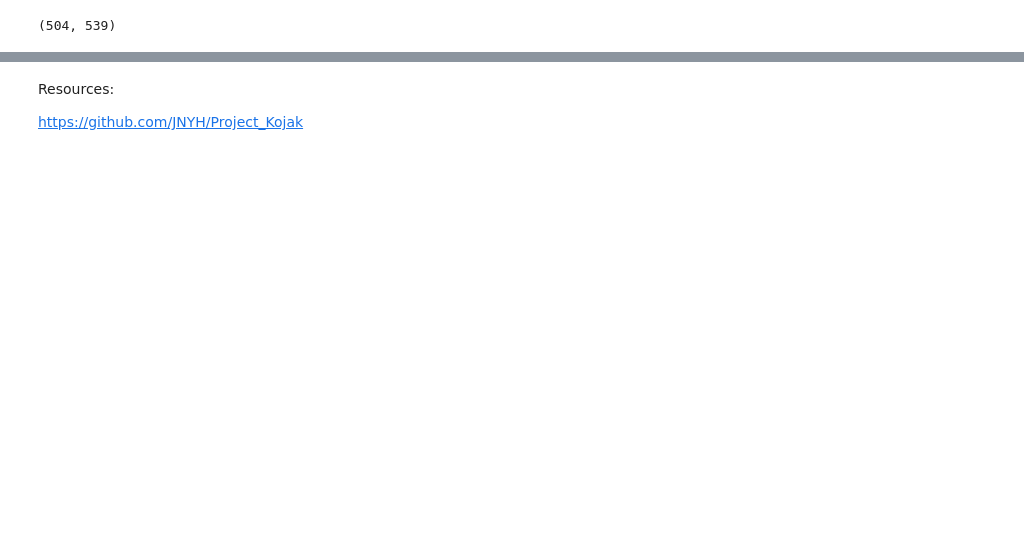
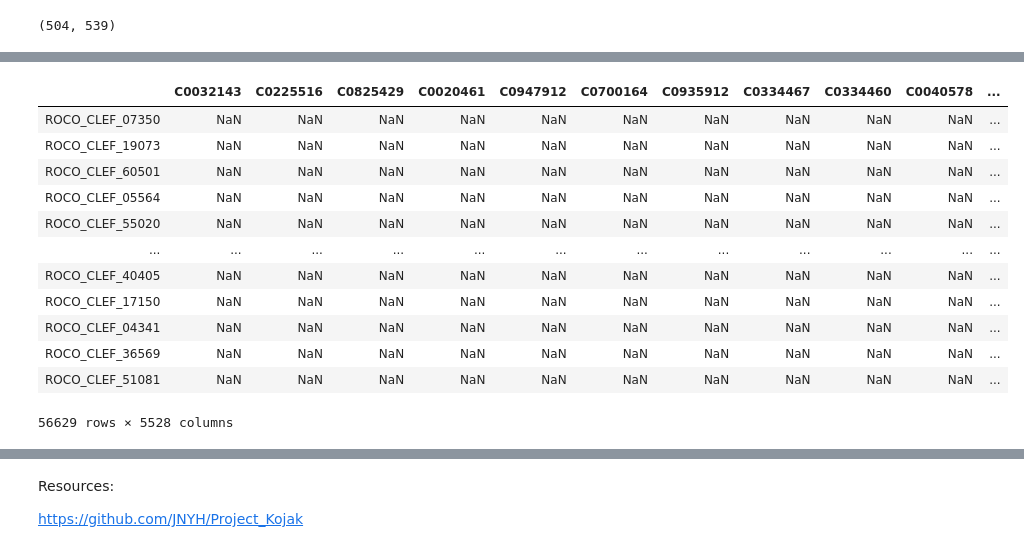
Before and after one commit to ionpetro/ImageCLEF-Medical-Caption-Task-2019, a Jupyter notebook: Image Classifier.ipynb, the cells around one changed output, grey strips where cells are left out. Saved outputs shown, nothing was run; the diff lists cells and outputs as text; code cells hidden in the pictures; blank space fills up the shorter version.

```diff
--- a/Image Classifier.ipynb
+++ b/Image Classifier.ipynb
@@ -86,0 +183,21 @@ for i in range(25):
+# %%
+columns = list(str_con.iloc[:, 0])
+index = list(train_con.iloc[:, 0])
+# %%
+train_tagframe = pd.DataFrame(columns=columns, index=index)
+# %%
+train_tagframe
+# %% [output]
+|  | C0032143 | C0225516 | C0825429 | C0020461 | C0947912 | C0700164 | C0935912 | C0334467 | C0334460 | C0040578 | ... |
+| ROCO_CLEF_07350 | NaN | NaN | NaN | NaN | NaN | NaN | NaN | NaN | NaN | NaN | ... |
+| ROCO_CLEF_19073 | NaN | NaN | NaN | NaN | NaN | NaN | NaN | NaN | NaN | NaN | ... |
+| ROCO_CLEF_60501 | NaN | NaN | NaN | NaN | NaN | NaN | NaN | NaN | NaN | NaN | ... |
+| ROCO_CLEF_05564 | NaN | NaN | NaN | NaN | NaN | NaN | NaN | NaN | NaN | NaN | ... |
+| ROCO_CLEF_55020 | NaN | NaN | NaN | NaN | NaN | NaN | NaN | NaN | NaN | NaN | ... |
+| ... | ... | ... | ... | ... | ... | ... | ... | ... | ... | ... | ... |
+| ROCO_CLEF_40405 | NaN | NaN | NaN | NaN | NaN | NaN | NaN | NaN | NaN | NaN | ... |
+| ROCO_CLEF_17150 | NaN | NaN | NaN | NaN | NaN | NaN | NaN | NaN | NaN | NaN | ... |
+| ROCO_CLEF_04341 | NaN | NaN | NaN | NaN | NaN | NaN | NaN | NaN | NaN | NaN | ... |
+| ROCO_CLEF_36569 | NaN | NaN | NaN | NaN | NaN | NaN | NaN | NaN | NaN | NaN | ... |
+| ROCO_CLEF_51081 | NaN | NaN | NaN | NaN | NaN | NaN | NaN | NaN | NaN | NaN | ... |
+56629 rows × 5528 columns
```
Also changed, not shown: parts of 17 cells of this notebook.
